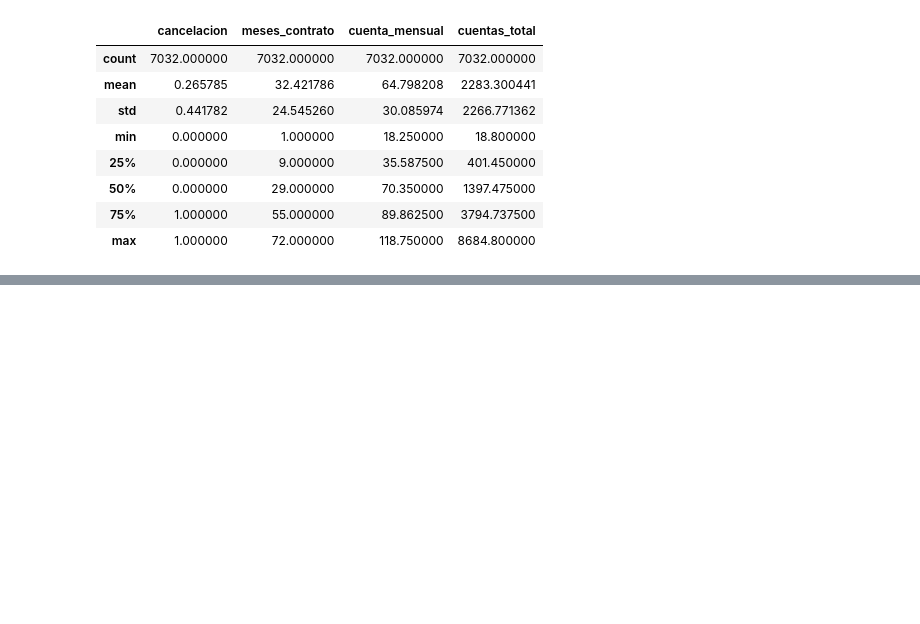
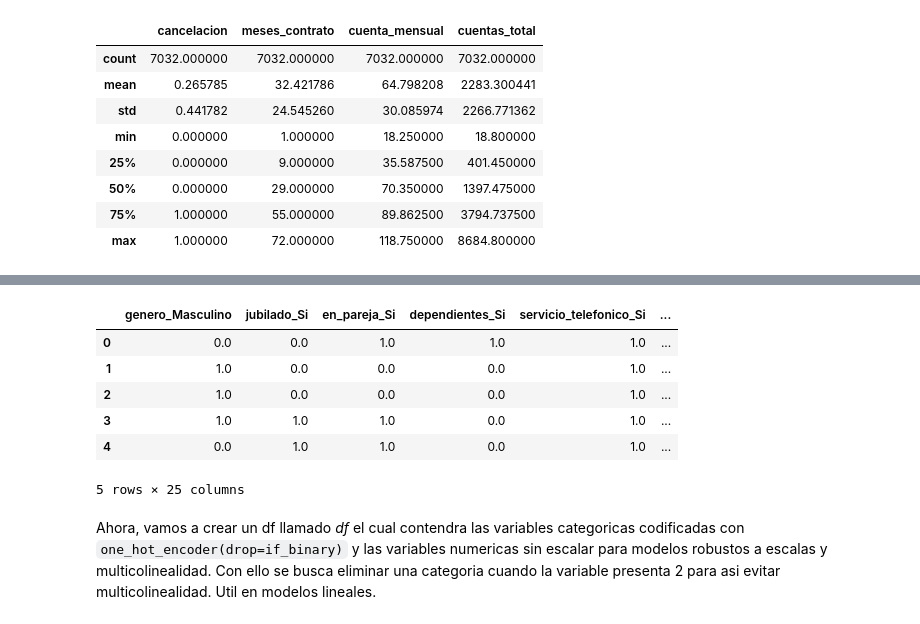
Before and after one commit to jbernalg/challenge_TelecomX_ML, a Jupyter notebook: telecomX_ML_2.ipynb, the cells around one changed output, grey strips where cells are left out. Saved outputs shown, nothing was run; the diff lists cells and outputs as text; code cells hidden in the pictures; blank space fills up the shorter version.

```diff
--- a/telecomX_ML_2.ipynb
+++ b/telecomX_ML_2.ipynb
@@ -105,0 +148,40 @@ datos.describe()
+# %%
+# seleccionar variables categoricas manualmente
+categoricas = ['genero', 'jubilado', 'en_pareja', 'dependientes', 'servicio_telefonico',
+               'multiples_lineas', 'servicio_internet', 'seguridad_online', 'respaldo_online',
+               'proteccion_dispositivo', 'soporte_efectivo', 'streaming_TV', 'streaming_peliculas',
+               'tipo_contrato', 'facturacion_electronica', 'metodo_pago']
+# %%
+one_hot_linear = make_column_transformer(
+    (OneHotEncoder(drop='first'), categoricas),
+    remainder='passthrough',
+    sparse_threshold=0,
+    force_int_remainder_cols=False # mantiene el nombre de las variables que no transforma
+)
+
+label_encoder = LabelEncoder()
+# %%
+X_linear = one_hot_linear.fit_transform(X_linear)
+y_linear = label_encoder.fit_transform(y_linear)
+# %%
+columnas = one_hot_linear.get_feature_names_out()
+
+columnas_encoded = []
+for columna in columnas:
+    columna = columna.split('__')[1]
+    columnas_encoded.append(columna)
+# %%
+df_linear = pd.DataFrame(X_linear, columns=columnas_encoded)
+df_y_linear = pd.DataFrame(y_linear, columns=['cancelacion'])
+df_linear = pd.concat([df_linear, df_y_linear], axis=1)
+df_linear.head()
+# %% [output]
+|  | genero_Masculino | jubilado_Si | en_pareja_Si | dependientes_Si | servicio_telefonico_Si | ... |
+| 0 | 0.0 | 0.0 | 1.0 | 1.0 | 1.0 | ... |
+| 1 | 1.0 | 0.0 | 0.0 | 0.0 | 1.0 | ... |
+| 2 | 1.0 | 0.0 | 0.0 | 0.0 | 1.0 | ... |
+| 3 | 1.0 | 1.0 | 1.0 | 0.0 | 1.0 | ... |
+| 4 | 0.0 | 1.0 | 1.0 | 0.0 | 1.0 | ... |
+5 rows × 25 columns
+# %% [markdown]
+Ahora, vamos a crear un df llamado _df_ el cual contendra las variables categoricas codificadas con `one_hot_encoder(drop=if_binary)` y las variables numericas sin escalar para modelos robustos a escalas y multicolinealidad. Con ello se busca eliminar una categoria cuando la variable presenta 2 para asi evitar multicolinealidad. Util en modelos lineales.
```
Also changed, not shown: parts of 7 cells of this notebook.
